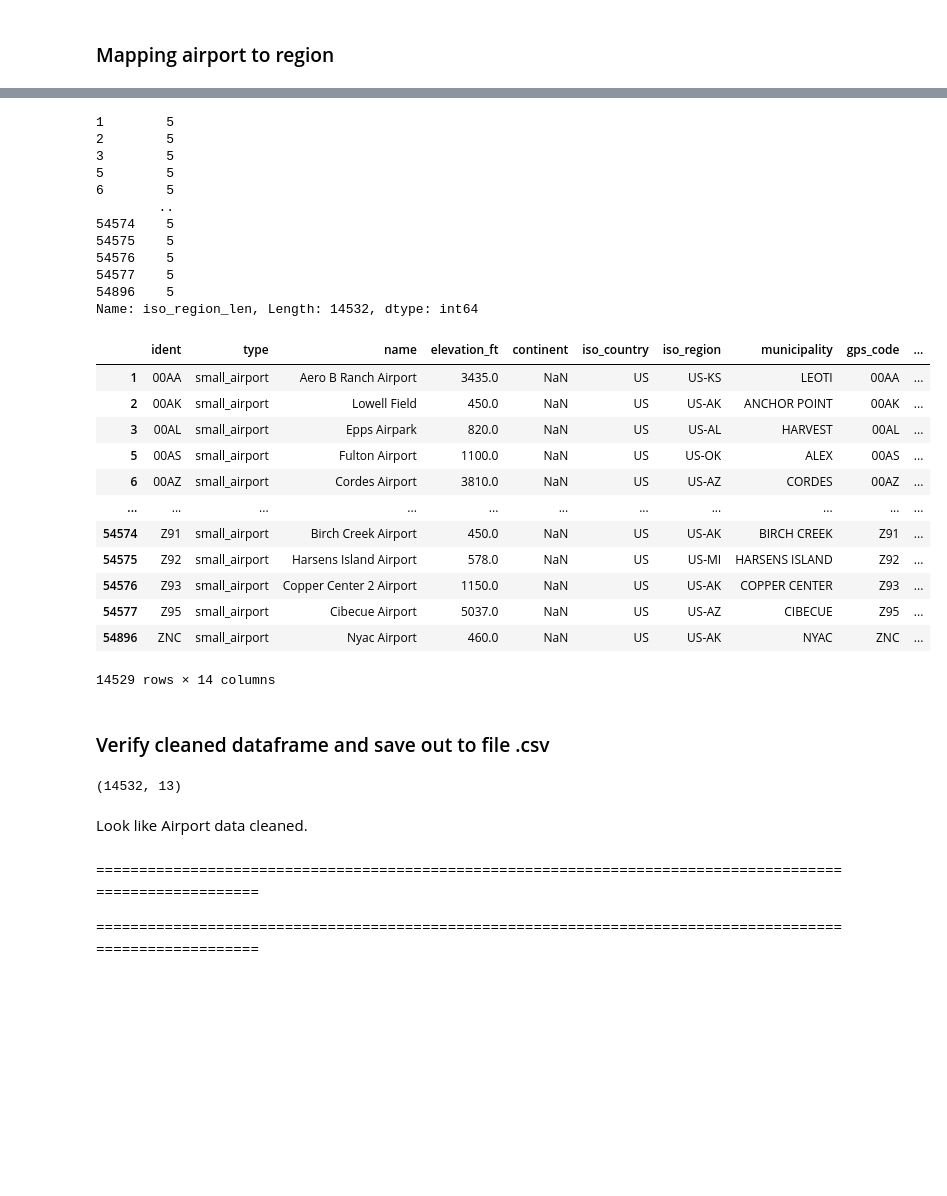
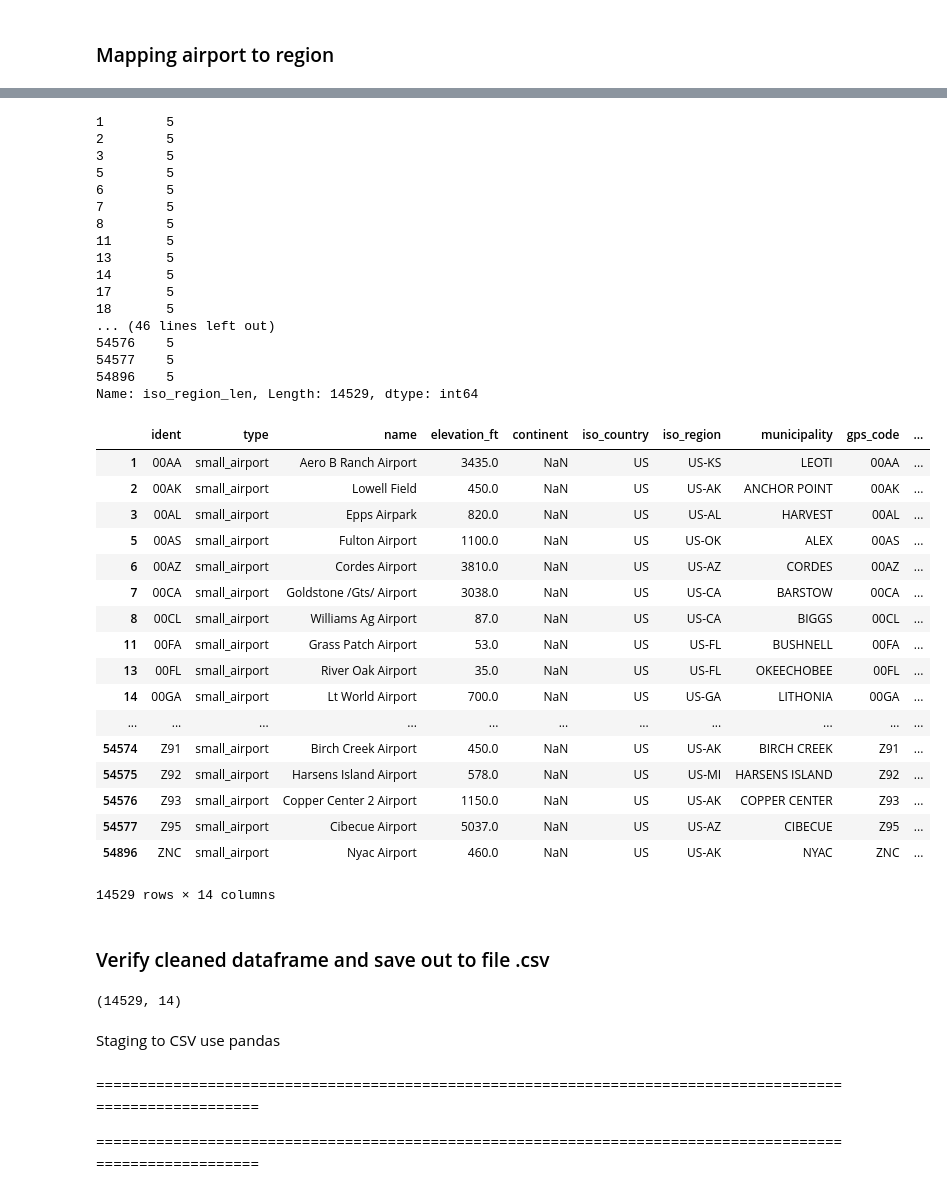
Before and after one commit to doanvanthanhfpt/DataEngineering-CapstoneProject, a Jupyter notebook: unitTest-cleaning_staging_airport.ipynb, the cells around one changed output, grey strips where cells are left out. Saved outputs shown, nothing was run; the diff lists cells and outputs as text; code cells hidden in the pictures; blank space fills up the shorter version.

Commit message:
Update StagingSteps

```diff
--- a/unitTest-cleaning_staging_airport.ipynb
+++ b/unitTest-cleaning_staging_airport.ipynb
@@ -371,7 +451,7 @@ airport_df[check_iso_region_length]
 | 54896 | US-AK | 5 |
 14532 rows × 2 columns
 # %%
-df_airports = airport_df[airport_df['iso_region_len']==5].copy()
+airport_df = airport_df[airport_df['iso_region_len']==5].copy()
 # %%
 airport_df['iso_region_len']
 # %% [output]
@@ -380,23 +460,33 @@ airport_df['iso_region_len']
 3        5
 5        5
 6        5
-        ..
-54574    5
-54575    5
+7        5
+8        5
+11       5
+13       5
+14       5
+17       5
+18       5
+... (46 lines left out)
 54576    5
 54577    5
 54896    5
-Name: iso_region_len, Length: 14532, dtype: int64
+Name: iso_region_len, Length: 14529, dtype: int64
 # %%
-df_airports['state'] = df_airports['iso_region'].str.strip().str.split("-", n = 1, expand = True)[1]
-df_airports
+airport_df['state'] = airport_df['iso_region'].str.strip().str.split("-", n = 1, expand = True)[1]
+airport_df
 # %% [output]
 |  | ident | type | name | elevation_ft | continent | iso_country | iso_region | municipality | gps_code | ... |
 | 1 | 00AA | small_airport | Aero B Ranch Airport | 3435.0 | NaN | US | US-KS | LEOTI | 00AA | ... |
 | 2 | 00AK | small_airport | Lowell Field | 450.0 | NaN | US | US-AK | ANCHOR POINT | 00AK | ... |
 | 3 | 00AL | small_airport | Epps Airpark | 820.0 | NaN | US | US-AL | HARVEST | 00AL | ... |
 | 5 | 00AS | small_airport | Fulton Airport | 1100.0 | NaN | US | US-OK | ALEX | 00AS | ... |
 | 6 | 00AZ | small_airport | Cordes Airport | 3810.0 | NaN | US | US-AZ | CORDES | 00AZ | ... |
+| 7 | 00CA | small_airport | Goldstone /Gts/ Airport | 3038.0 | NaN | US | US-CA | BARSTOW | 00CA | ... |
+| 8 | 00CL | small_airport | Williams Ag Airport | 87.0 | NaN | US | US-CA | BIGGS | 00CL | ... |
+| 11 | 00FA | small_airport | Grass Patch Airport | 53.0 | NaN | US | US-FL | BUSHNELL | 00FA | ... |
+| 13 | 00FL | small_airport | River Oak Airport | 35.0 | NaN | US | US-FL | OKEECHOBEE | 00FL | ... |
+| 14 | 00GA | small_airport | Lt World Airport | 700.0 | NaN | US | US-GA | LITHONIA | 00GA | ... |
 | ... | ... | ... | ... | ... | ... | ... | ... | ... | ... | ... |
 | 54574 | Z91 | small_airport | Birch Creek Airport | 450.0 | NaN | US | US-AK | BIRCH CREEK | Z91 | ... |
 | 54575 | Z92 | small_airport | Harsens Island Airport | 578.0 | NaN | US | US-MI | HARSENS ISLAND | Z92 | ... |
@@ -409,7 +499,7 @@ df_airports
 # %%
 airport_df.shape
 # %% [output]
-(14532, 13)
+(14529, 14)
-# %% [markdown]
-Look like Airport data cleaned.
+# %% [markdown]
+Staging to CSV use pandas
 # %%
```
Also changed, not shown: parts of 17 cells of this notebook, 22 other files.
